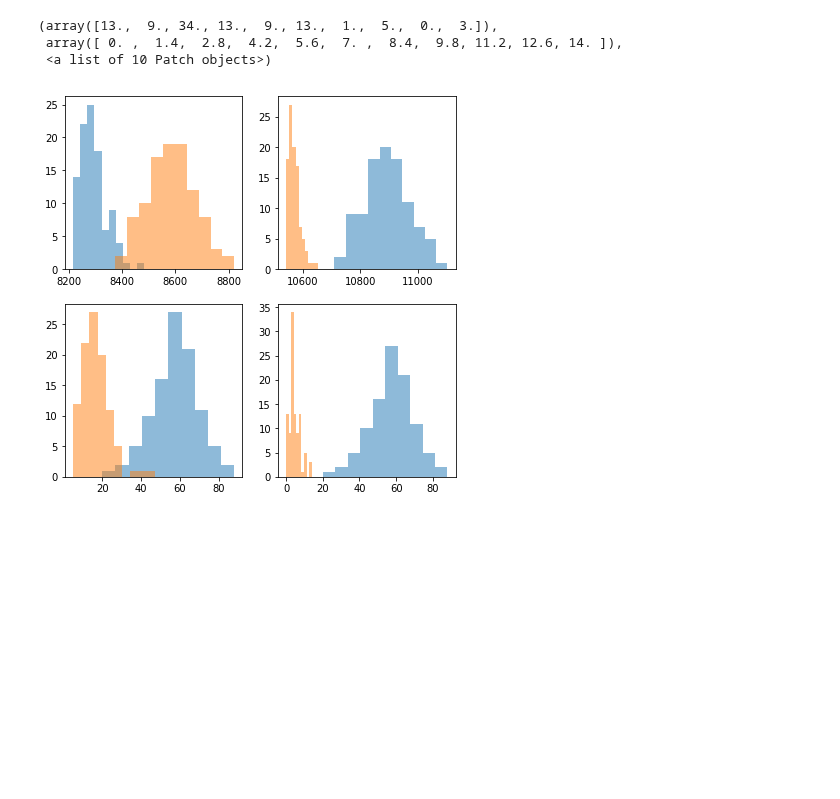
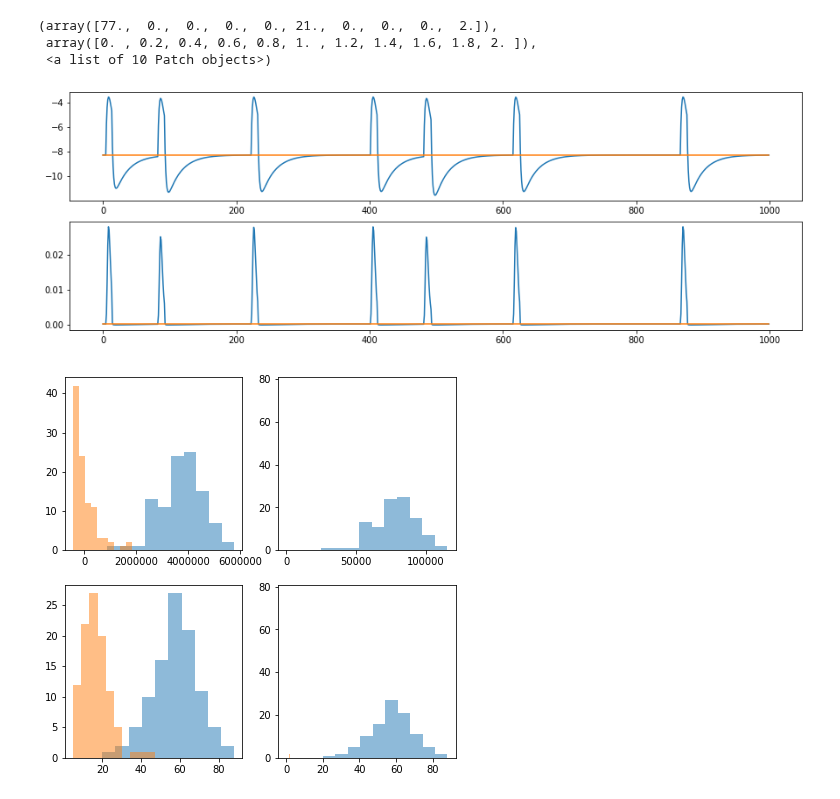
Before and after one commit to diegoarri91/mmd-glm, a Jupyter notebook: examples/wglm.ipynb, the cells around one changed output. Drawn from its saved outputs; the diff is of its cells as text; code cells hidden in the pictures; blank space fills up the shorter version.

Commit message:
adding many in the end useless features to critic of wglm

```diff
--- a/examples/wglm.ipynb
+++ b/examples/wglm.ipynb
@@ -14,9 +17,11 @@ from kernel.rect import KernelRect
 npz = np.load('./fr_mismatch.npz')
 t, stim, mask_spikes_te, u_spk_mean_te, mask_spikes_fr, u_spk_mean_fr  = npz['t'], npz['stim'], npz['mask_spikes_te'], npz['u_spk_mean_te'], npz['mask_spikes_fr'], npz['u_spk_mean_fr']
 u_te, u_fr = npz['u_te'], npz['u_fr']
+r_te, r_fr = npz['r_te'], npz['r_fr']
 u0_ml, eta_vals_ml = npz['glm_u0'], npz['glm_eta']
 
 mask_spikes = np.concatenate((mask_spikes_te, mask_spikes_fr), axis=1)
 y = np.concatenate((np.ones(mask_spikes_te.shape[1]), np.zeros(mask_spikes_fr.shape[1])))
 u = np.concatenate((u_te, u_fr), axis=1)
+r = np.concatenate((r_te, r_fr), axis=1)
 # %%
@@ -104,24 +155,35 @@ Text(0.5, 1.0, 'wasserstein distance')
 # %%
-a = wglm.critic.transform(t, mask_spikes, u)
-a_new_te = wglm.critic.transform(t, mask_spikes_te, u_new_te)
-a_new_fr = wglm.critic.transform(t, mask_spikes_fr, u_new_fr)
+a = critic.transform(t, mask_spikes, u, r)
+a_new_te = wglm.critic.transform(t, mask_spikes_te, u_new_te, r_new_te)
+a_new_fr = wglm.critic.transform(t, mask_spikes_fr, u_new_fr, r_new_fr)
+a = a - np.mean(a[y == 0])
+a_new_te = a_new_te - np.mean(a_new_fr)
+a_new_fr = a_new_fr - np.mean(a_new_fr)
 
 n_spikes_te = np.sum(mask_spikes_te, 0)
 n_spikes_fr = np.sum(mask_spikes_fr, 0)
 n_spikes_new_fr = np.sum(mask_spikes_new_fr, 0)
 
+fig, (ax1, ax2) = plt.subplots(figsize=(15, 5), nrows=2)
+ax1.plot(u_new_te[:, 0])
+ax1.plot(u_new_fr[:, 0])
+ax2.plot(r_new_te[:, 0])
+ax2.plot(r_new_fr[:, 0])
+# ax.plot(mask_spikes_te[:, 0])
+
 fig, ((ax1, ax2), (ax3, ax4)) = plt.subplots(figsize=(7, 7), nrows=2, ncols=2)
+ax1.hist(a[y == 1], alpha=0.5)
 ax1.hist(a[y == 0], alpha=0.5)
-ax1.hist(a[y == 1], alpha=0.5)
 ax2.hist(a_new_te, alpha=0.5)
 ax2.hist(a_new_fr, alpha=0.5)
 
 ax3.hist(n_spikes_te, alpha=0.5)
 ax3.hist(n_spikes_fr, alpha=0.5)
 ax4.hist(n_spikes_te, alpha=0.5)
 ax4.hist(n_spikes_new_fr, alpha=0.5)
 # %% [output]
-(array([13.,  9., 34., 13.,  9., 13.,  1.,  5.,  0.,  3.]),
- array([ 0. ,  1.4,  2.8,  4.2,  5.6,  7. ,  8.4,  9.8, 11.2, 12.6, 14. ]),
+(array([77.,  0.,  0.,  0.,  0., 21.,  0.,  0.,  0.,  2.]),
+ array([0. , 0.2, 0.4, 0.6, 0.8, 1. , 1.2, 1.4, 1.6, 1.8, 2. ]),
  <a list of 10 Patch objects>)
-[figure, old version]
+[figure, new version]
+[figure, added]
```
Also changed, not shown: parts of 4 cells of this notebook, 2 other files.
